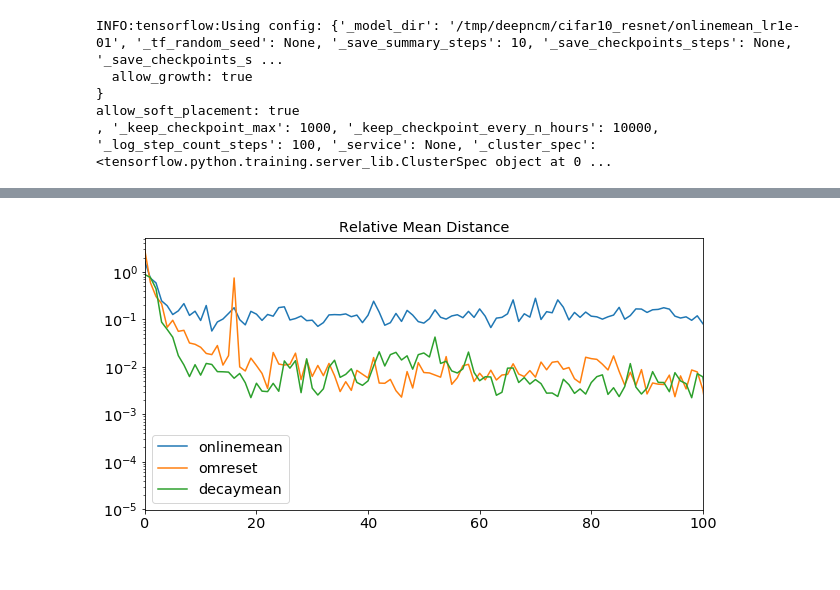
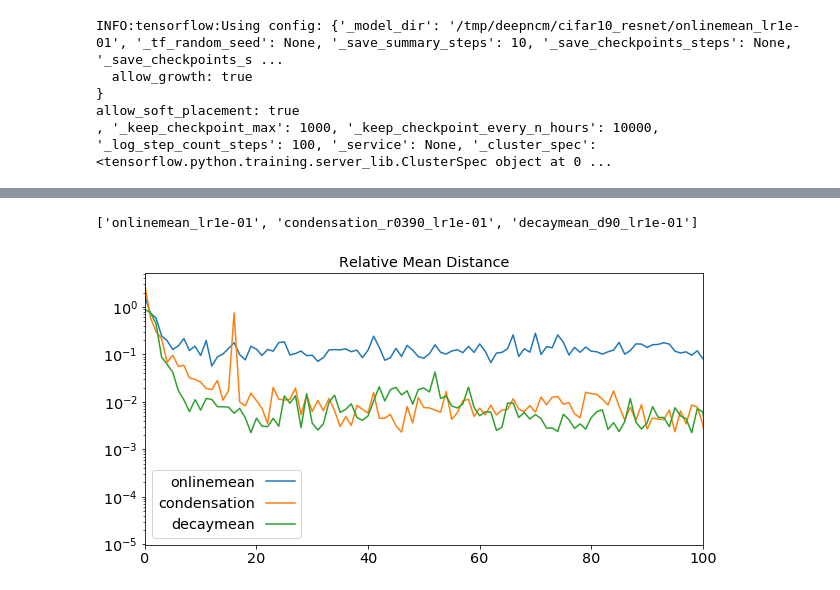
Before and after one commit to tmensink/deepncm, a Jupyter notebook: figs/deepncm_rmd.ipynb, the cells around one changed output, grey strips where cells are left out. Saved outputs shown, nothing was run; the diff lists cells and outputs as text; code cells hidden in the pictures.

```diff
--- a/figs/deepncm_rmd.ipynb
+++ b/figs/deepncm_rmd.ipynb
@@ -155,23 +145,28 @@ else:
+# %%
+methodsname = [m.replace("omreset","condensation") for m in methods]
+print(methodsname)
+# %% [output]
+['onlinemean_lr1e-01', 'condensation_r0390_lr1e-01', 'decaymean_d90_lr1e-01']
 # %%
 import matplotlib.pyplot as plt
 # %%
 import matplotlib.pylab as pylab
 params = {'legend.fontsize': 'x-large',
           'figure.figsize': (10, 5),
          'axes.labelsize': 'x-large',
          'axes.titlesize':'x-large',
          'xtick.labelsize':'x-large',
          'ytick.labelsize':'x-large'}
 pylab.rcParams.update(params)
 
 plt.plot(np.arange(0,251),M)
-plt.legend([m.split('_')[0] for m in methods])
+plt.legend([m.split('_')[0] for m in methodsname],markerfirst=False)
 plt.xlim(0,100)
 plt.yscale("log")
 plt.title("Relative Mean Distance")
 plt.savefig("./exp_cifar10_rmd.pdf",dpi=250,bbox_inches="tight",pad_inches=0.1,transparent=False,facecolor='w')
 plt.show()
 # %% [output]
-[figure, old version]
+[figure, new version]
 # %%
 [m.split('_')[0] for m in methods]
```
Also changed, not shown: parts of 4 cells of this notebook, 5 other files.
